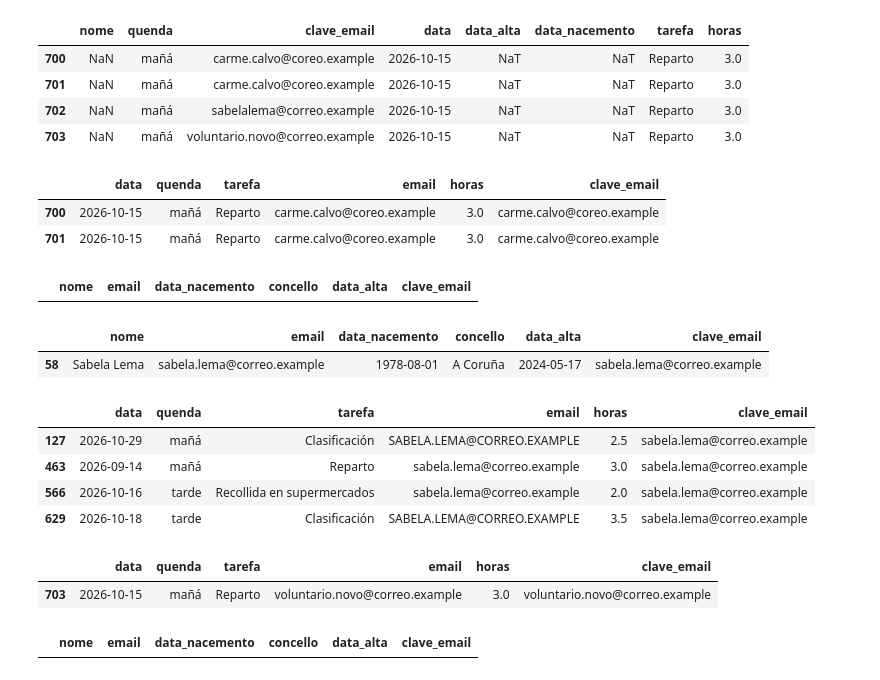
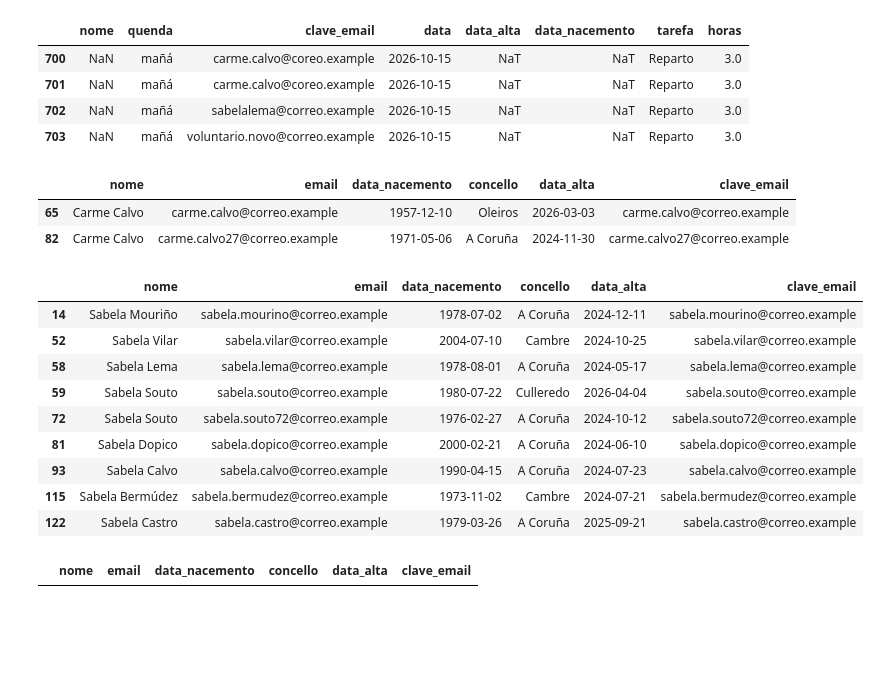
Before and after one commit to carolinamesacurso/Practica_Voluntariado, a Jupyter notebook: notebooks/voluntariado.ipynb, the cells around one changed output. Cells and saved outputs as stored; diff of their text form; code cells hidden in the pictures; blank space fills up the shorter version.

```diff
--- a/notebooks/voluntariado.ipynb
+++ b/notebooks/voluntariado.ipynb
@@ -174,34 +174,25 @@ sin_unido[["nome", "quenda", "clave_email","data","data_alta","data_nacemento","
 | 701 | NaN | mañá | carme.calvo@coreo.example | 2026-10-15 | NaT | NaT | Reparto | 3.0 |
 | 702 | NaN | mañá | sabelalema@correo.example | 2026-10-15 | NaT | NaT | Reparto | 3.0 |
 | 703 | NaN | mañá | voluntario.novo@correo.example | 2026-10-15 | NaT | NaT | Reparto | 3.0 |
-# %%
-quendas[quendas["clave_email"] == "carme.calvo@coreo.example"]
-# %% [output]
-|  | data | quenda | tarefa | email | horas | clave_email |
-| 700 | 2026-10-15 | mañá | Reparto | carme.calvo@coreo.example | 3.0 | carme.calvo@coreo.example |
-| 701 | 2026-10-15 | mañá | Reparto | carme.calvo@coreo.example | 3.0 | carme.calvo@coreo.example |
 # %%
-inscricions[inscricions["clave_email"] == "carme.calvo@coreo.example"]
+inscricions[inscricions["clave_email"].str.contains("carme.calvo", na=False)]
 # %% [output]
 |  | nome | email | data_nacemento | concello | data_alta | clave_email |
+| 65 | Carme Calvo | carme.calvo@correo.example | 1957-12-10 | Oleiros | 2026-03-03 | carme.calvo@correo.example |
+| 82 | Carme Calvo | carme.calvo27@correo.example | 1971-05-06 | A Coruña | 2024-11-30 | carme.calvo27@correo.example |
 # %%
-inscricions[inscricions["clave_email"] == "sabela.lema@correo.example"]
+inscricions[inscricions["clave_email"].str.contains("sabela", na=False)]
 # %% [output]
 |  | nome | email | data_nacemento | concello | data_alta | clave_email |
+| 14 | Sabela Mouriño | sabela.mourino@correo.example | 1978-07-02 | A Coruña | 2024-12-11 | sabela.mourino@correo.example |
+| 52 | Sabela Vilar | sabela.vilar@correo.example | 2004-07-10 | Cambre | 2024-10-25 | sabela.vilar@correo.example |
 | 58 | Sabela Lema | sabela.lema@correo.example | 1978-08-01 | A Coruña | 2024-05-17 | sabela.lema@correo.example |
+| 59 | Sabela Souto | sabela.souto@correo.example | 1980-07-22 | Culleredo | 2026-04-04 | sabela.souto@correo.example |
+| 72 | Sabela Souto | sabela.souto72@correo.example | 1976-02-27 | A Coruña | 2024-10-12 | sabela.souto72@correo.example |
+| 81 | Sabela Dopico | sabela.dopico@correo.example | 2000-02-21 | A Coruña | 2024-06-10 | sabela.dopico@correo.example |
+| 93 | Sabela Calvo | sabela.calvo@correo.example | 1990-04-15 | A Coruña | 2024-07-23 | sabela.calvo@correo.example |
+| 115 | Sabela Bermúdez | sabela.bermudez@correo.example | 1973-11-02 | Cambre | 2024-07-21 | sabela.bermudez@correo.example |
+| 122 | Sabela Castro | sabela.castro@correo.example | 1979-03-26 | A Coruña | 2025-09-21 | sabela.castro@correo.example |
-# %%
-quendas[quendas["clave_email"] == "sabela.lema@correo.example"]
-# %% [output]
-|  | data | quenda | tarefa | email | horas | clave_email |
-| 127 | 2026-10-29 | mañá | Clasificación | SABELA.LEMA@CORREO.EXAMPLE | 2.5 | sabela.lema@correo.example |
-| 463 | 2026-09-14 | mañá | Reparto | sabela.lema@correo.example | 3.0 | sabela.lema@correo.example |
-| 566 | 2026-10-16 | tarde | Recollida en supermercados | sabela.lema@correo.example | 2.0 | sabela.lema@correo.example |
-| 629 | 2026-10-18 | tarde | Clasificación | SABELA.LEMA@CORREO.EXAMPLE | 3.5 | sabela.lema@correo.example |
-# %%
-quendas[quendas["clave_email"] == "voluntario.novo@correo.example"]
-# %% [output]
-|  | data | quenda | tarefa | email | horas | clave_email |
-| 703 | 2026-10-15 | mañá | Reparto | voluntario.novo@correo.example | 3.0 | voluntario.novo@correo.example |
 # %%
 inscricions[inscricions["clave_email"] == "voluntario.novo@correo.example"]
 # %% [output]
```
Also changed, not shown: parts of 4 cells of this notebook, 1 other file.
